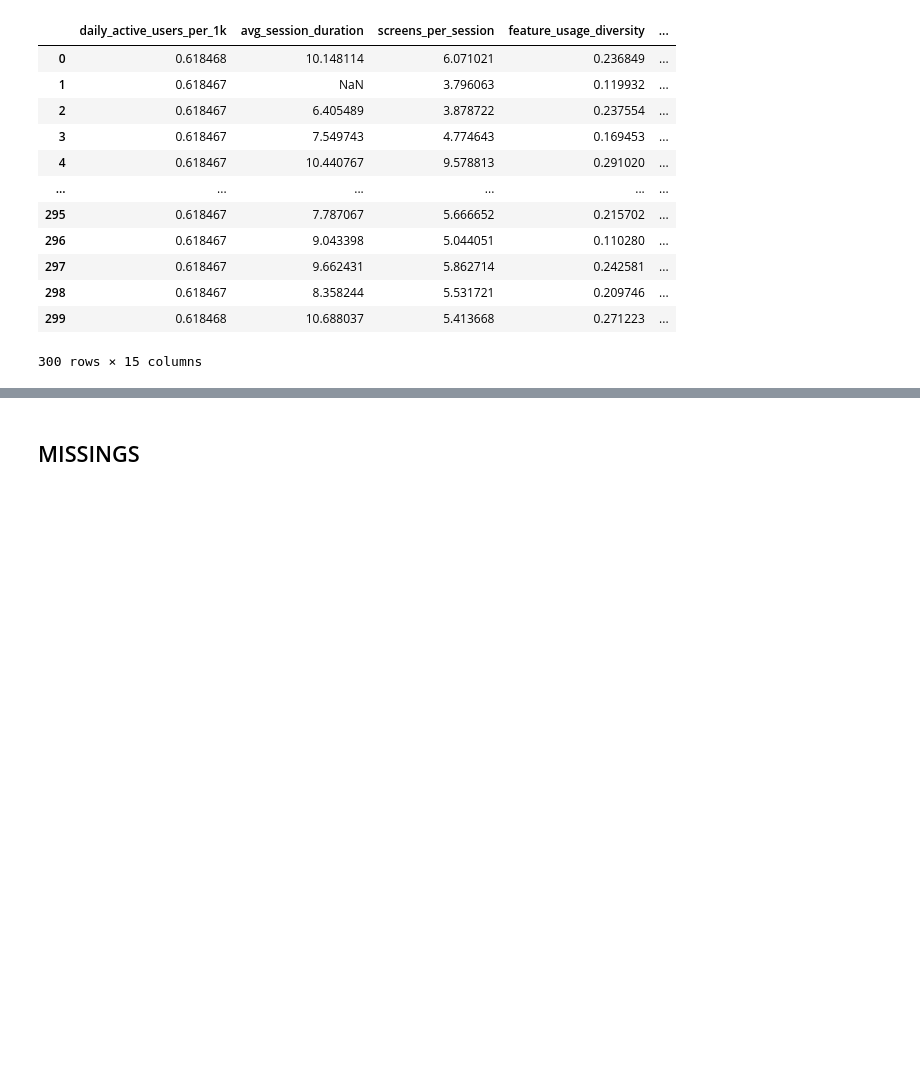
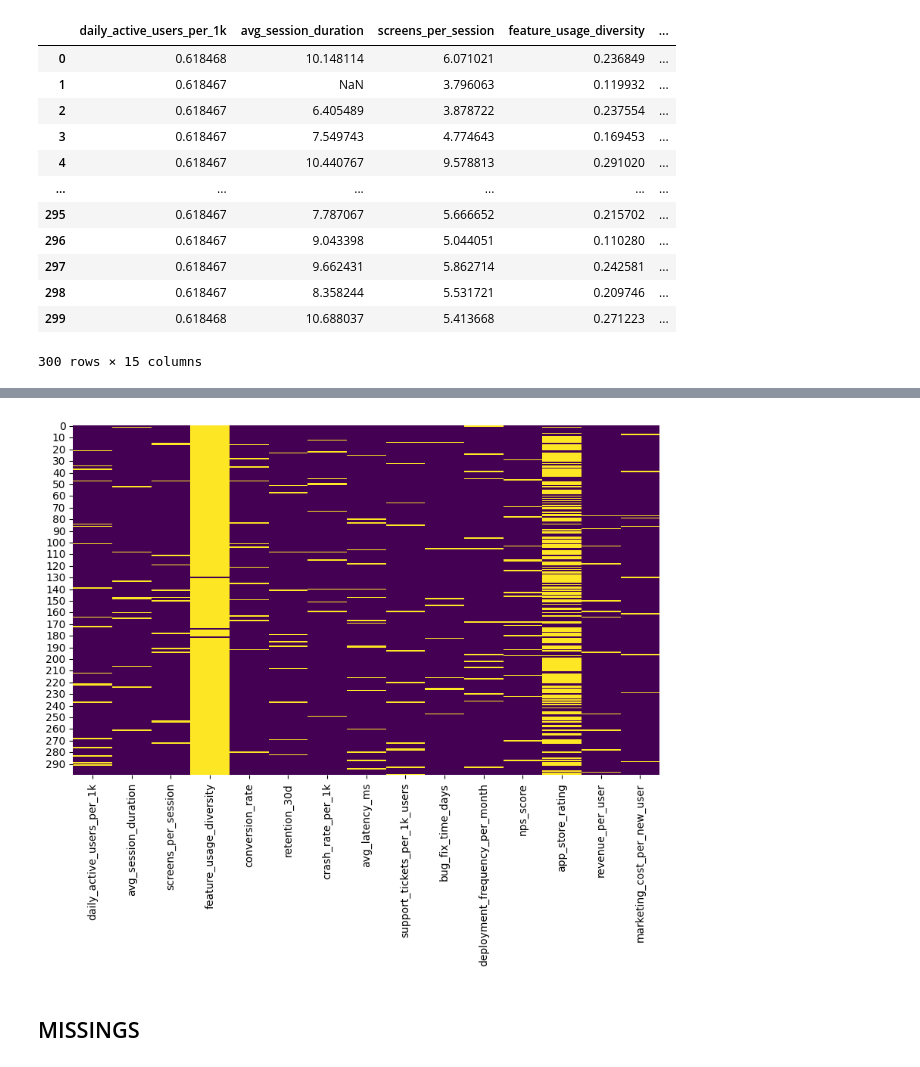
Before and after one commit to jfeiteira/Mini-projeto-do-PCA-e-Cluster, a Jupyter notebook: pca.ipynb, the cells around one changed output, grey strips where cells are left out. Cells and saved outputs as stored; diff of their text form; code cells hidden in the pictures; blank space fills up the shorter version.

```diff
--- a/pca.ipynb
+++ b/pca.ipynb
@@ -74,6 +74,8 @@ from scipy.stats import skew, kurtosis
 ## Data Reading
 # %%
 df = pd.read_csv('pca_group_4.csv')
+df_2 = pd.read_csv('pca_group_4.csv')
+
 df
 # %% [output]
 |  | daily_active_users_per_1k | avg_session_duration | screens_per_session | feature_usage_diversity | ... |
@@ -217,0 +238,21 @@ df
+# %%
+# Intervalo entre 0 e 1 (Com NAN)
+df_2.loc[(df_2['feature_usage_diversity'] > 1), 'feature_usage_diversity'] = np.nan
+df_2.loc[(df_2['feature_usage_diversity'] < 0), 'feature_usage_diversity'] = np.nan
+
+df_2.loc[(df_2['feature_usage_diversity'] >= 0.5), 'feature_usage_diversity'] = 1
+df_2.loc[(df_2['feature_usage_diversity'] < 0.5), 'feature_usage_diversity'] = 0
+
+
+# Intervalo -100 e 100
+df_2.loc[(df_2['nps_score'] > 100), 'nps_score'] = np.nan
+df_2.loc[(df_2['nps_score'] < -100), 'nps_score'] = np.nan
+
+# Intervalo entre 1 e 5 (Com NAN)
+df_2.loc[(df_2['app_store_rating'] > 5), 'app_store_rating'] = np.nan
+df_2.loc[(df_2['app_store_rating'] < 1), 'app_store_rating'] = np.nan
+
+# Transformação Logarítmica
+df_2["avg_latency_ms"] = np.log10(df_2["avg_latency_ms"])
+
+df_2
@@ -218,3 +273,10 @@ df
+# %%
+#Visualizar a quantidade de NAN's em cada coluna
+plt.figure(figsize= (10, 6))
+sns.heatmap(df_2.isnull(), cbar= False, cmap = "viridis")
+plt.show()
+# %% [output]
+[figure, added]
 # %% [markdown]
 ## MISSINGS
 # %%
```
Also changed, not shown: parts of 43 cells of this notebook.
